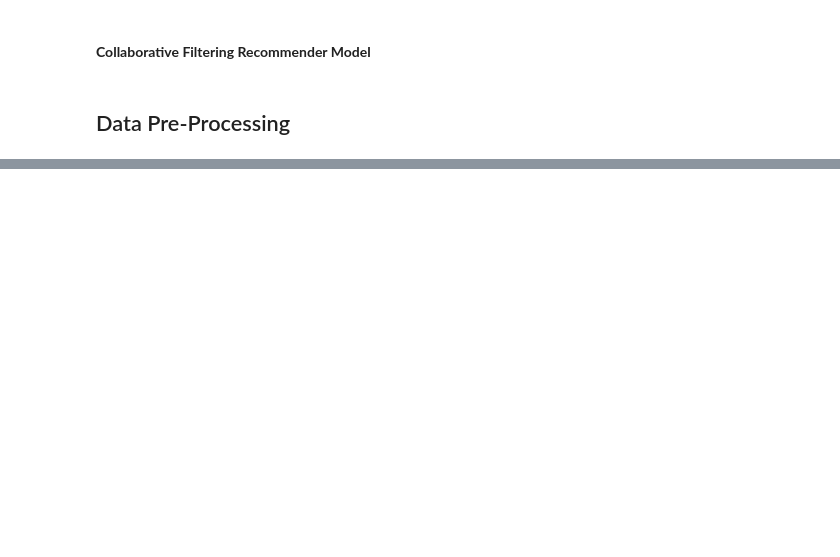
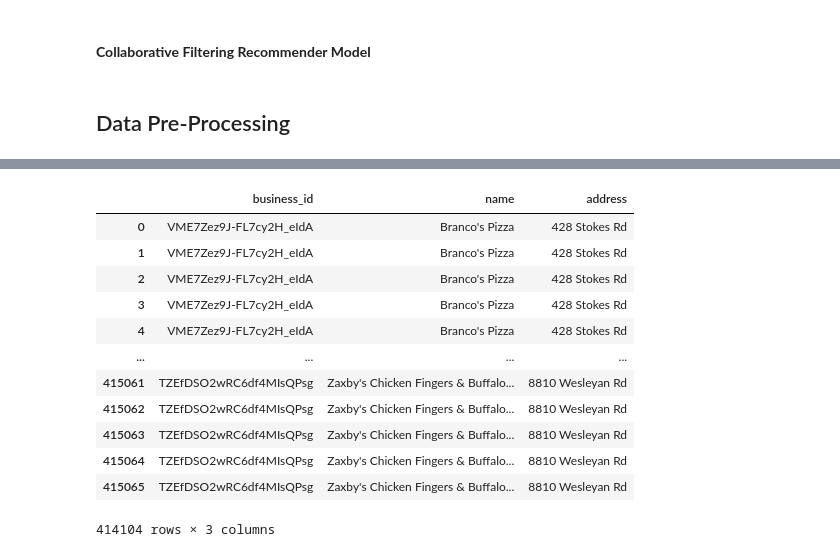
Before and after one commit to ihetvipatel/DATA-606-Capstone-Project-Conversational-Recommender-System-for-Restaurants, a Jupyter notebook: Yelp_Recommender_System.ipynb, the cells around one changed output, grey strips where cells are left out. Drawn from its saved outputs; the diff is of its cells as text; code cells hidden in the pictures; blank space fills up the shorter version.

```diff
--- a/Yelp_Recommender_System.ipynb
+++ b/Yelp_Recommender_System.ipynb
@@ -319,0 +189,17 @@ biz_categories = to_1D(categories.str.split(","))
+# %%
+restaurant = yelp_ratings[['business_id', 'name', 'address']]
+restaurant
+# %% [output]
+|  | business_id | name | address |
+| 0 | VME7Zez9J-FL7cy2H_eIdA | Branco's Pizza | 428 Stokes Rd |
+| 1 | VME7Zez9J-FL7cy2H_eIdA | Branco's Pizza | 428 Stokes Rd |
+| 2 | VME7Zez9J-FL7cy2H_eIdA | Branco's Pizza | 428 Stokes Rd |
+| 3 | VME7Zez9J-FL7cy2H_eIdA | Branco's Pizza | 428 Stokes Rd |
+| 4 | VME7Zez9J-FL7cy2H_eIdA | Branco's Pizza | 428 Stokes Rd |
+| ... | ... | ... | ... |
+| 415061 | TZEfDSO2wRC6df4MIsQPsg | Zaxby's Chicken Fingers & Buffalo... | 8810 Wesleyan Rd |
+| 415062 | TZEfDSO2wRC6df4MIsQPsg | Zaxby's Chicken Fingers & Buffalo... | 8810 Wesleyan Rd |
+| 415063 | TZEfDSO2wRC6df4MIsQPsg | Zaxby's Chicken Fingers & Buffalo... | 8810 Wesleyan Rd |
+| 415064 | TZEfDSO2wRC6df4MIsQPsg | Zaxby's Chicken Fingers & Buffalo... | 8810 Wesleyan Rd |
+| 415065 | TZEfDSO2wRC6df4MIsQPsg | Zaxby's Chicken Fingers & Buffalo... | 8810 Wesleyan Rd |
+414104 rows × 3 columns
```
Also changed, not shown: parts of 63 cells of this notebook.
